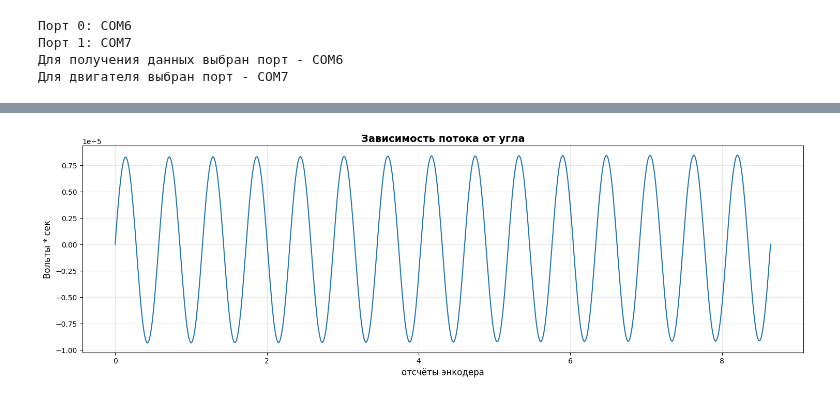
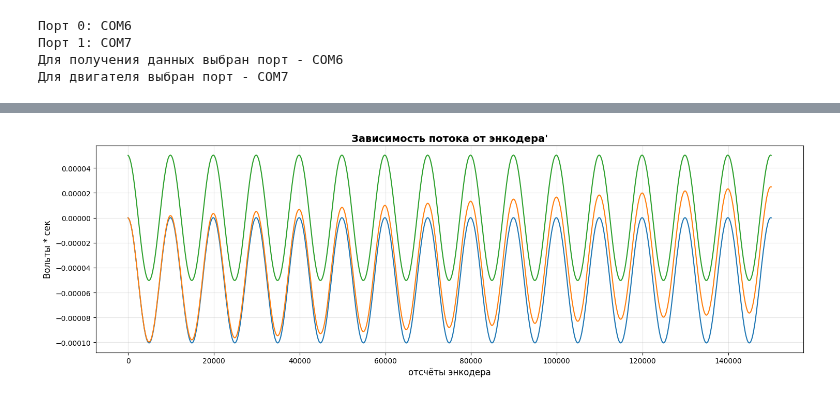
Before and after one commit to BuslaySt/Helmholz-Polymagnit, a Jupyter notebook: code/HarmData.ipynb, the cells around one changed output, grey strips where cells are left out. Drawn from its saved outputs; the diff is of its cells as text; code cells hidden in the pictures.

```diff
--- a/code/HarmData.ipynb
+++ b/code/HarmData.ipynb
@@ -133 +163,23 @@ plt.plot((df_filtered.encoder-5000)/4)
+# %%
+# Усредняем по значениям encoder и вычисляем интеграл по всему периоду данных
+# 1. Группировка по периодам (непрерывные одинаковые значения encoder)
+df_trimmed['period'] = (df_trimmed['encoder'] != df_trimmed['encoder'].shift()).cumsum()
+
+df_res = pd.DataFrame()
+# 2. Группируем по периоду, затем вычисляем среднее, после чего сбрасываем индекс и период
+df_res = df_trimmed.groupby('period').agg({'data': 'sum', 'encoder': 'first','period' : 'first'}).reset_index(drop=True)
+
+# 3. Интеграл (кумулятивная сумма)
+df_res['integral'] = -1.0*df_res.data.cumsum()
+
+# from scipy import integrate
+# dt = 1
+# df_res['integral'] = -1.0 * integrate.cumulative_trapezoid(df_res['data'], dx=dt, initial=0)
+
+# 4. Пересчет в Вольты*метры*секунды
+#  2.5/32767 - коэф. для перевода в Вольты, 1/96937 в сек (timebase), 1/1144.8 в м (пост катушки), минус из формулы интегрирования
+df_res['volts'] = (2.5/32767 * 1/96937 * 1/1144.8)*df_res['integral']
+
+# 5. Угол в градусах
+df_res['deg'] = (df_res['encoder']/10000)*360
 # %%
@@ -144,0 +191,11 @@ df_filtered.integral.plot()
+# %%
+# FastGoertzel
+
+import fastgoertzel as fg
+
+amp_fg, phase_fg = fg.goertzel(df_res.volts.values, 1/10000)
+phase_fgd = (phase_fg+np.pi/2)*180/np.pi
+
+df_res['goertzel'] = amp_fg * np.cos(2*np.pi * 1/10000 * df_res.index.values + phase_fg)
+
+print(f'FastGoertzel Amp: {amp_fg:.6e}, {phase_fgd = :.3f}°')
@@ -226,20 +287,21 @@ plt.plot(df_encoder['trend2'])
 # %%
 %matplotlib inline
 # Создаем график с настройками
 plt.figure(figsize=(15, 5))
 # Добавляем заголовок и подписи осей
-plt.title("Зависимость потока от угла", fontsize=14, fontweight='bold')
+plt.title("Зависимость потока от энкодера'", fontsize=14, fontweight='bold')
 plt.xlabel("отсчёты энкодера", fontsize=12)
 plt.ylabel("Вольты * сек", fontsize=12)
 
 plt.grid(True, alpha=0.3) # Улучшаем сетку
 
-# plt.scatter(df.deg, df.data, alpha=0.7, s=20, color='red')
-plt.plot(df.deg, df.data2)
+plt.plot(df_res.detrended)
+plt.plot(df_res.volts)
+plt.plot(df_res.goertzel)
 
 # Показываем график
 plt.tight_layout()
 plt.show()
 # %% [output]
-[figure, old version]
+[figure, new version]
 # %%
```
Also changed, not shown: parts of 20 cells of this notebook.
